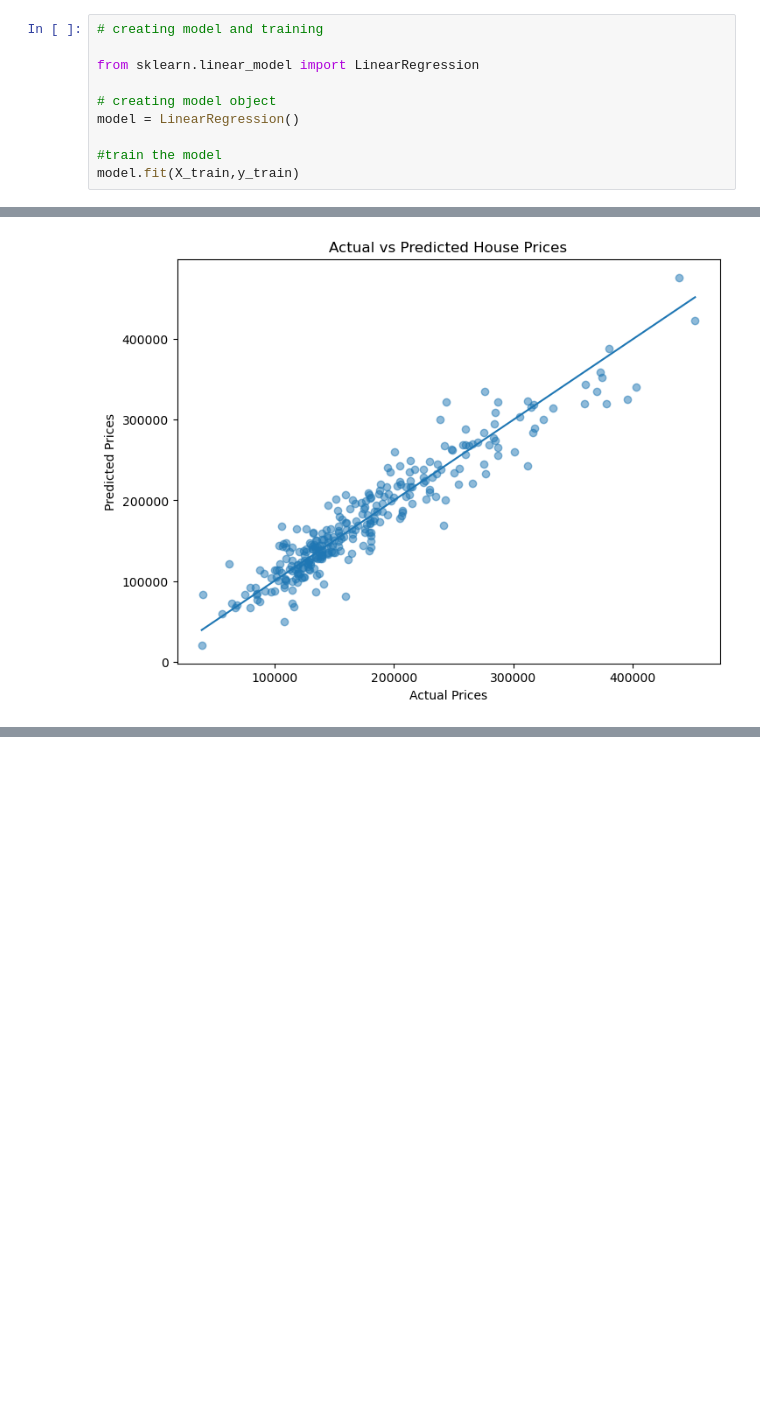
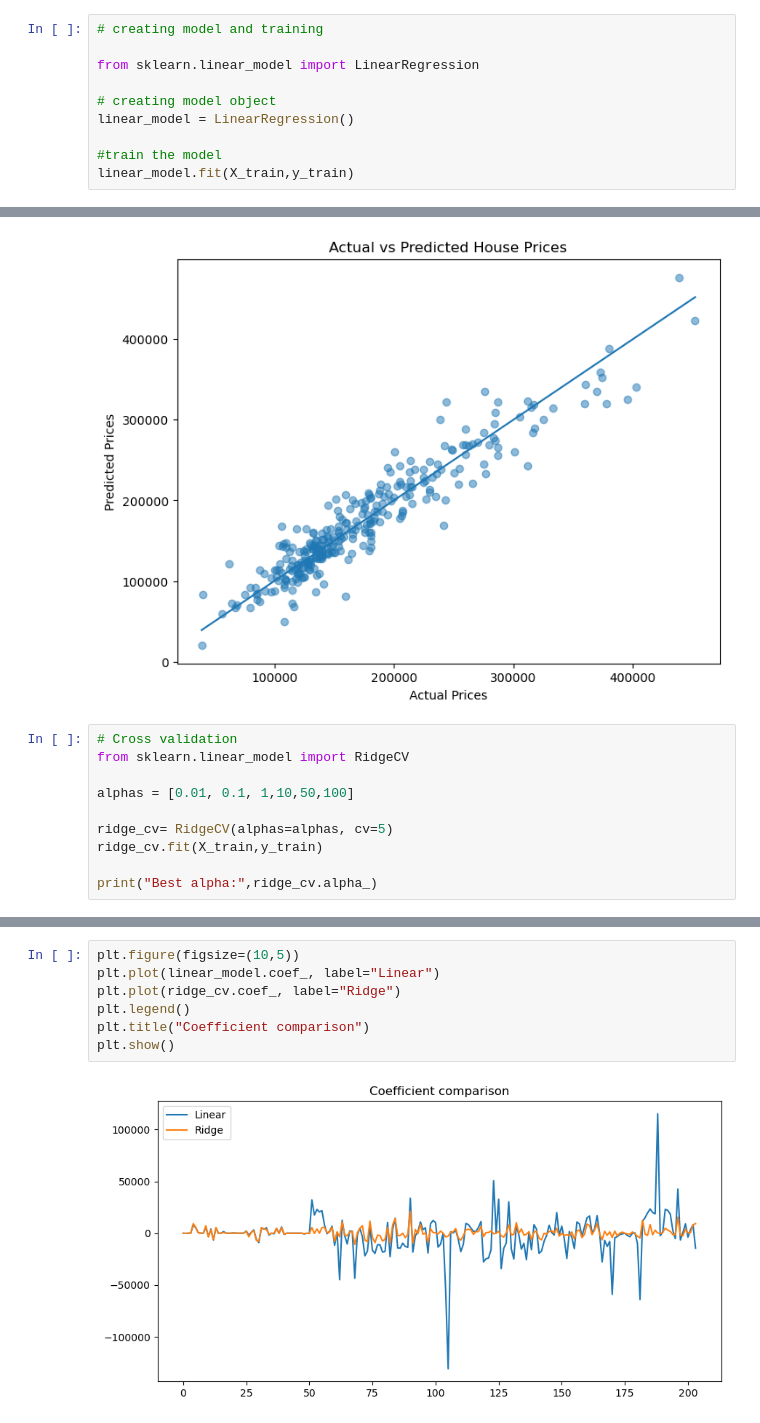
Before and after one commit to imran001046/house-price-prediction-ml, a Jupyter notebook: notebooks/03_modeling.ipynb, the cells around one changed output, grey strips where cells are left out. Drawn from its saved outputs; the diff is of its cells as text; blank space fills up the shorter version.

Commit message:
Add Ridge regression model with CV and evaluation metrics (MAE, RMSE, R2)

```diff
--- a/notebooks/03_modeling.ipynb
+++ b/notebooks/03_modeling.ipynb
@@ -42,10 +46,10 @@ y_test shape: (292,)
 from sklearn.linear_model import LinearRegression
 
 # creating model object
-model = LinearRegression()
+linear_model = LinearRegression()
 
 #train the model
-model.fit(X_train,y_train)
+linear_model.fit(X_train,y_train)
 # %% [output]
 LinearRegression()
 # %%
@@ -79,3 +86,13 @@ plt.plot([y_test.min(),y_test.max()], [y_test.min(),y_test.max()])
 plt.show()
 # %% [output]
 [figure]
+# %%
+# Cross validation
+from sklearn.linear_model import RidgeCV
+
+alphas = [0.01, 0.1, 1,10,50,100]
+
+ridge_cv= RidgeCV(alphas=alphas, cv=5)
+ridge_cv.fit(X_train,y_train)
+
+print("Best alpha:",ridge_cv.alpha_)
@@ -81,0 +137,9 @@ plt.show()
+# %%
+plt.figure(figsize=(10,5))
+plt.plot(linear_model.coef_, label="Linear")
+plt.plot(ridge_cv.coef_, label="Ridge")
+plt.legend()
+plt.title("Coefficient comparison")
+plt.show()
+# %% [output]
+[figure, added]
```
Also changed, not shown: parts of 6 cells of this notebook.
